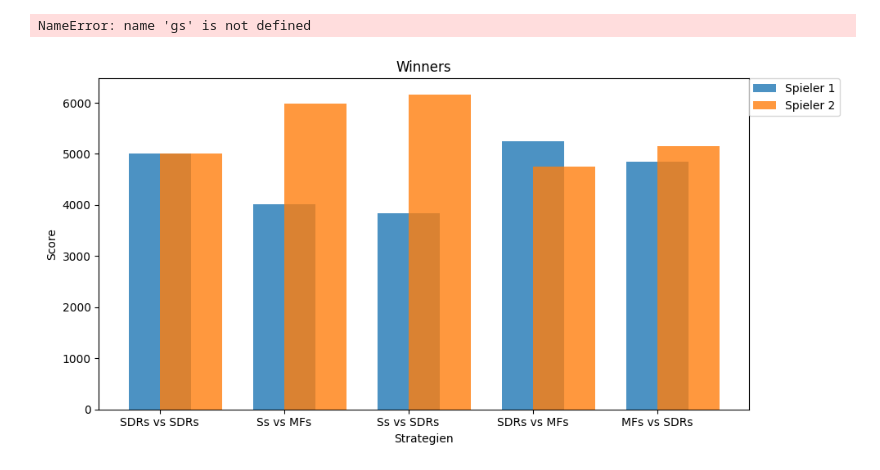
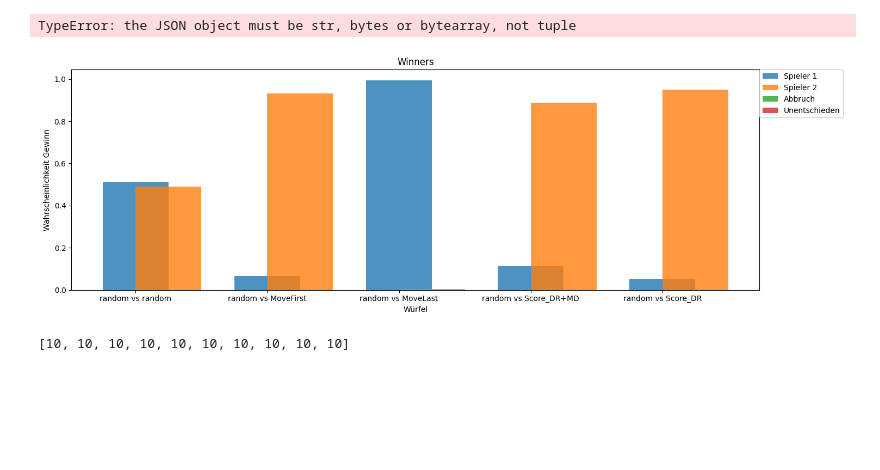
Before and after one commit to LukasWallisch/game-ur-analysis, a Jupyter notebook: src/whoWins.ipynb, the cells around one changed output. Drawn from its saved outputs; the diff is of its cells as text; code cells hidden in the pictures; blank space fills up the shorter version.

```diff
--- a/src/whoWins.ipynb
+++ b/src/whoWins.ipynb
@@ -59,0 +25,24 @@ gl_stacked = [[(i,gl_.count(i)) for i in range(np.min(gl_),np.max(gl_)+1)] for g
+# %%
+con = sqlite3.connect("G:/Uni/BA/data/gameHistories.db")
+distinctSettings = con.execute(
+    '''select gameSettingsID from gameSettings''').fetchall()
+con.row_factory = lambda _, row: row[0]
+roundCounts = [con.execute(
+    '''select roundcount from game where gameSettingsID == (?)''',
+    i).fetchall() for i in distinctSettings]
+stepCounts = [con.execute(
+    '''select stepcount from game where gameSettingsID == (?)''',
+    i).fetchall() for i in distinctSettings]
+winners = [[json.loads(r) for r in con.execute(
+    '''select winners from game where gameSettingsID == (?)''',
+    i).fetchall()] for i in distinctSettings]
+
+
+con.close()
+# %%
+con = sqlite3.connect("G:/Uni/BA/data/gameHistories.db")
+# labels = [json.loads(con.execute('''select dice from gameSettings where gameSettingsID == (?)''', i).fetchone()[0],object_hook=decodingHooks).getName() for i in distinctSettings]
+labels = [" vs ".join([p.getStrategy().getName() for p in  json.loads(con.execute('''select players from gameSettings where gameSettingsID == (?)''', i).fetchone()[0],object_hook=decodingHooks)]) for i in distinctSettings]
+
+con.close()
+labels
@@ -74,4 +96,8 @@ No artists with labels found to put in legend.  Note that artists whose label st
-# %%
-[{"strats":[s.getName() for s in gs[i].getStrategies()],"min":np.min(gl_),"median":np.median(gl_),"avg":np.average(gl_),"max":np.max(gl_)} for i,gl_ in enumerate(gl)]
-# %% [output]
-NameError: name 'gs' is not defined
+# %%
+con = sqlite3.connect("G:/Uni/BA/data/gameHistoriesDice.db")
+dicethrows_raw = [[item for sublist in [json.loads(dr) for dr in con.execute(
+    '''select diceroll from game where gameSettingsID == (?)''', i).fetchall()]for item in sublist] for i in distinctSettings]
+
+con.close()
+# %% [output]
+TypeError: the JSON object must be str, bytes or bytearray, not tuple
@@ -78,27 +117,36 @@ NameError: name 'gs' is not defined
 # %%
 # xlabels = ['No Influence', 'fight', 'fight incl. double']
 # xlabels = ["MultiD2Dice(4)",
 # "MultiD2Dice(3)",
 # "MultiD2DiceNo0(3)",
 # "D4()"]
 # xlabels=["MF vs MF","S vs MF","S vs S"]
-player0 = [[[p.getID() for p in g["winner"]]for g in s].count([0])for s in h]
-player1 = [[[p.getID() for p in g["winner"]]for g in s].count([1])for s in h]
+player0 = [s.count(["p0"])/len(s) for s in winners]
+player1 = [s.count(["p1"])/len(s) for s in winners]
+no_one = [s.count([])/len(s) for s in winners]
+both = [s.count(["p0", "p1"])/len(s) for s in winners]
 
-fig, ax = plt.subplots(figsize=[10,5])
+fig, ax = plt.subplots(figsize=[15,5])
 # hat_graph(ax, xlabels, [player0, player1], ['Player 0', 'Player 1'])
 
-ax.bar(xlabels,player0,label="Spieler 1", alpha=.8,width=.5)
-ax.bar(xlabels,player1,label="Spieler 2", alpha=.8,width=.5,align="edge")
+ax.bar(labels,player0,label="Spieler 1", alpha=.8,width=.5)
+ax.bar(labels,player1,label="Spieler 2", alpha=.8,width=.5,align="edge")
+ax.bar(labels,no_one,label="Abbruch", alpha=.8,width=.5,align="edge")
+ax.bar(labels, both, label="Unentschieden", alpha=.8, width=.5, align="edge")
+
 
 # Add some text for labels, title and custom x-axis tick labels, etc.
-ax.set_xlabel('Strategien')
-ax.set_ylabel('Score')
+ax.set_xlabel('Würfel')
+ax.set_ylabel('Wahrscheinlichkeit Gewinn')
 ax.set_title('Winners')
 ax.legend( bbox_to_anchor=(1, 1),
           loc='upper left', borderaxespad=0.)
 
 fig.tight_layout()
 plt.show()
 # %% [output]
-[figure, old version]
+[figure, new version]
+# %%
+[*[10]*10]
+# %% [output]
+[10, 10, 10, 10, 10, 10, 10, 10, 10, 10]
```
Also changed, not shown: parts of 8 cells of this notebook, 6 other files.
